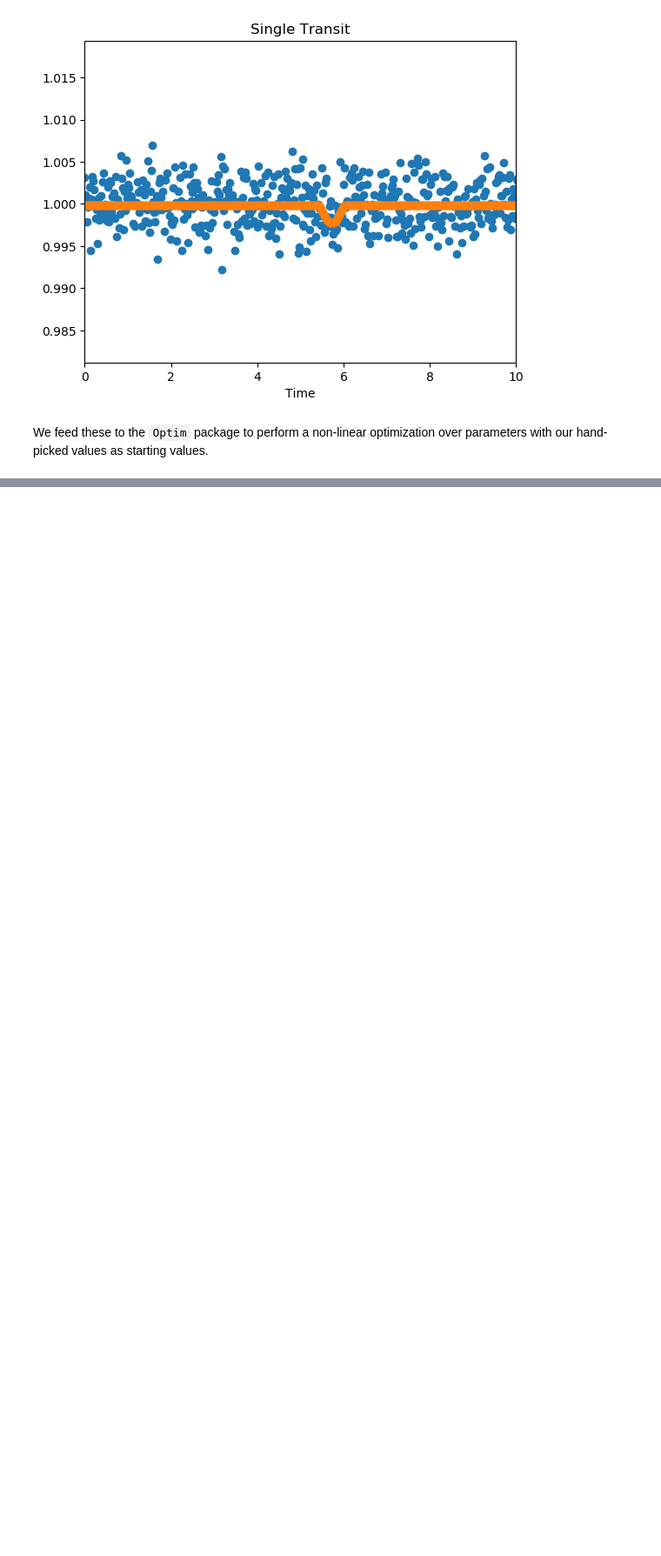
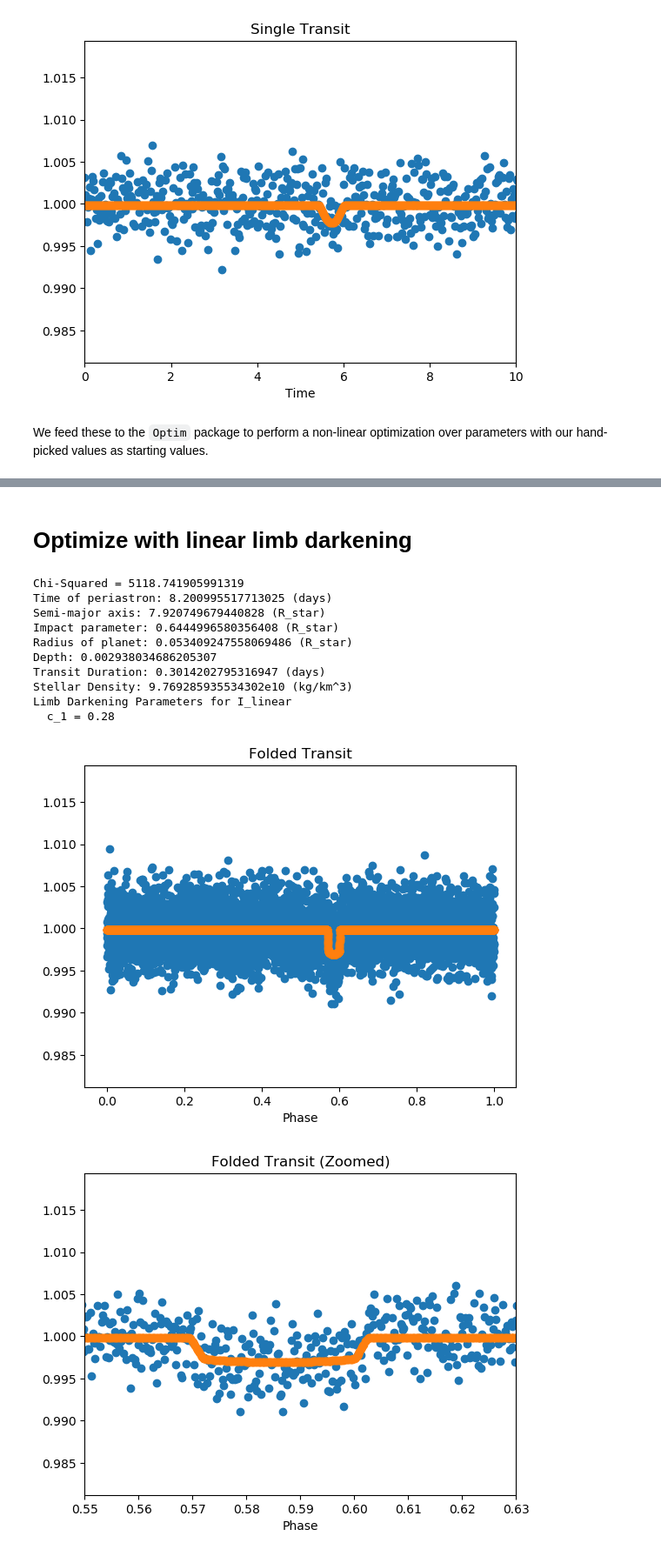
Before and after one commit to curriem/exoplanets_class, a Jupyter notebook: hw2/exoplanets_hw2.ipynb, the cells around one changed output, grey strips where cells are left out. Shown at 87% size. Saved outputs shown, nothing was run; the diff lists cells and outputs as text; code cells hidden in the pictures; blank space fills up the shorter version.

Commit message:
LIMB-DARKENINGgit add exoplanets_hw2.ipynb!

```diff
--- a/hw2/exoplanets_hw2.ipynb
+++ b/hw2/exoplanets_hw2.ipynb
@@ -549,8 +561,16 @@ end
 # %%
 # Takes in vector of paramter values [t_p, a, b, r_p] and returns
+# Any parameters is the passed vector past the first four are considered limb-darkening parameters
+# x = [t_p, a, b, r_p, c_1, c_2, ...]
 # chi-squared of model and data produced with those parameters
-function optimize_f(x)
+function optimize_f(x; I_func=I_const)
     t_p, a, b, r_p = x[1], x[2], x[3], x[4]
+
+    if length(x) > 4
+        I_func_params = x[5:length(x)]
+    else
+        I_func_params = []
+    end
 
     # Return large chi-squared for bad choices of the parameter values
     # Bounds checking on parameters
@@ -561,19 +581,22 @@ function optimize_f(x)
     if a - r_p < 1
         return 1e20
     end
+    # Intensity profile parameters checking
+    if length(I_func_params) > 0
+        if any(I_func_params .< 0) | (sum(I_func_params) > 1) | (sum(I_func_params) < 0)
+            return 1e20
+        end
+    end
+
     # Model light curve and return chi-squared compared with raw data
-    return chi_sq(flux, flux_err, model_lightcurve(time, P_best, t_p, a, b, r_p))
+    return chi_sq(flux, flux_err, model_lightcurve(time, P_best, t_p, a, b, r_p,
+                                                    I_func=I_func, I_func_params=I_func_params))
 end;
 # %%
-# Plot a model on top of the data given parameters t_p, a, b, r_p
-function plot_solution(t_p, a, b, r_p)
+# Plot a model on top of the data given parameters t_p, a, b, r_p and limb darkening specification
+function plot_solution(t_p, a, b, r_p; I_func=I_const, I_func_params=[])
     figure()
-    flux_model = model_lightcurve(time, P_best, t_p, a, b, r_p, I_func=I_const)
-
-    phase = get_phase(time, P_best)
-    sorted_phase_idx = sortperm(phase)
-
-    flux_model = model_lightcurve(time, P_best, t_p, a, b, r_p)
+    flux_model = model_lightcurve(time, P_best, t_p, a, b, r_p, I_func=I_func, I_func_params=I_func_params)
 
     phase = get_phase(time, P_best)
     sorted_phase_idx = sortperm(phase)
@@ -622,14 +724,3 @@ plot_solution(t_p, a, b, r_p)
 [figure]
 # %% [markdown]
 We feed these to the `Optim` package to perform a non-linear optimization over parameters with our hand-picked values as starting values.
-# %%
-# Hand tweaked starting values for t_p, b, a, and r_p
-t_p = 8.18
-b = 0.99
-a = 2
-r_p = 0.06
-# Use optim to optimize over these parameters to minimze chi-squared
-res = optimize(optimize_f, [t_p, a, b, r_p])
-Optim.summary(res)
-
-min_res = Optim.minimizer(res);
@@ -713,0 +742,18 @@ Stellar Density: 8.818567876826839e10 (kg/km^3)
+# %% [markdown]
+# Optimize with linear limb darkening
+# %%
+c_1 = 1
+test_parameters([t_p, a, b, r_p, c_1], I_linear)
+# %% [output]
+Chi-Squared = 5118.741905991319
+Time of periastron: 8.200995517713025 (days)
+Semi-major axis: 7.920749679440828 (R_star)
+Impact parameter: 0.6444996580356408 (R_star)
+Radius of planet: 0.053409247558069486 (R_star)
+Depth: 0.002938034686205307
+Transit Duration: 0.3014202795316947 (days)
+Stellar Density: 9.769285935534302e10 (kg/km^3)
+Limb Darkening Parameters for I_linear
+  c_1 = 0.28
+[figure, added]
+[figure, added]
```
Also changed, not shown: parts of 27 cells of this notebook, 3 other files.
